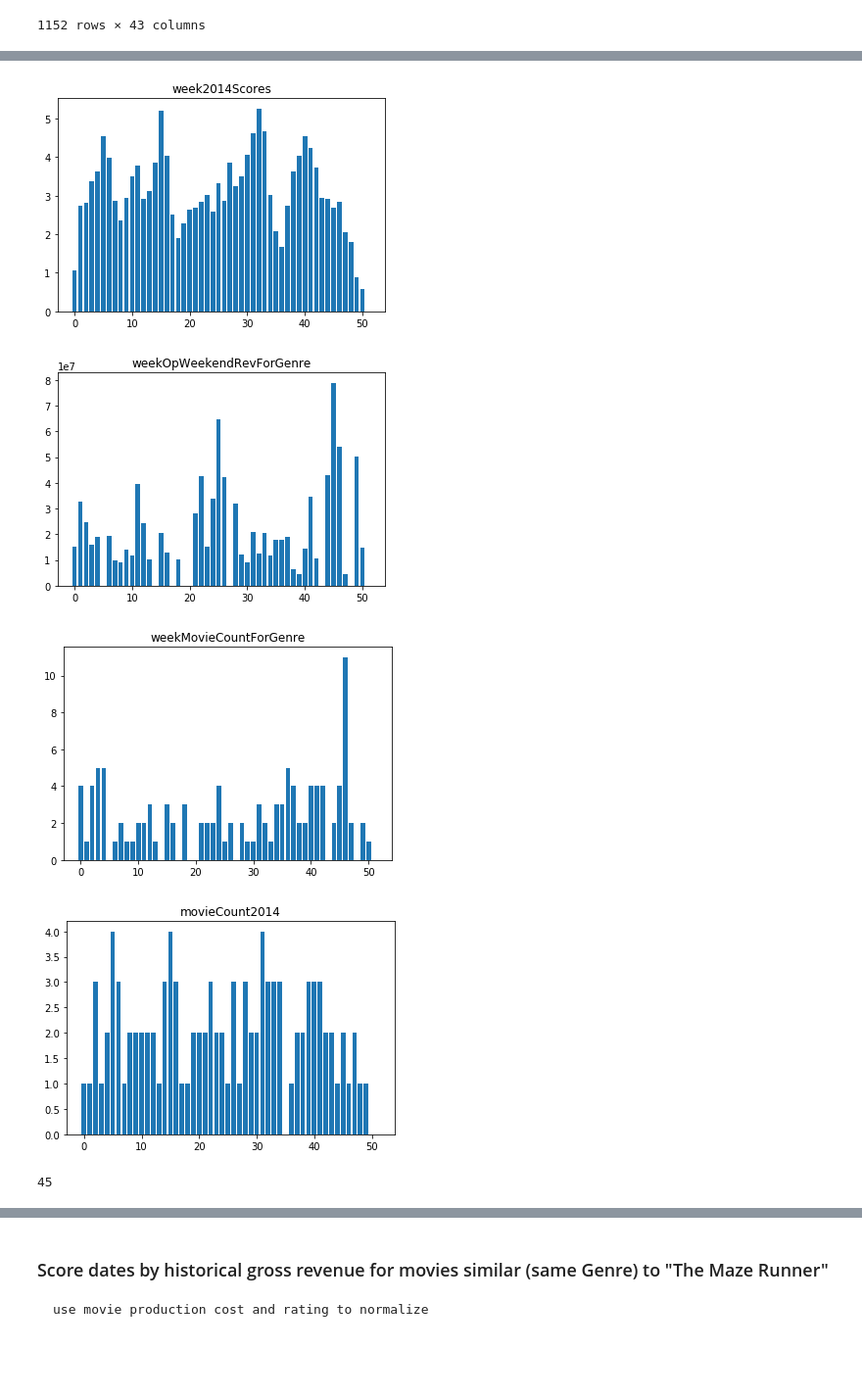
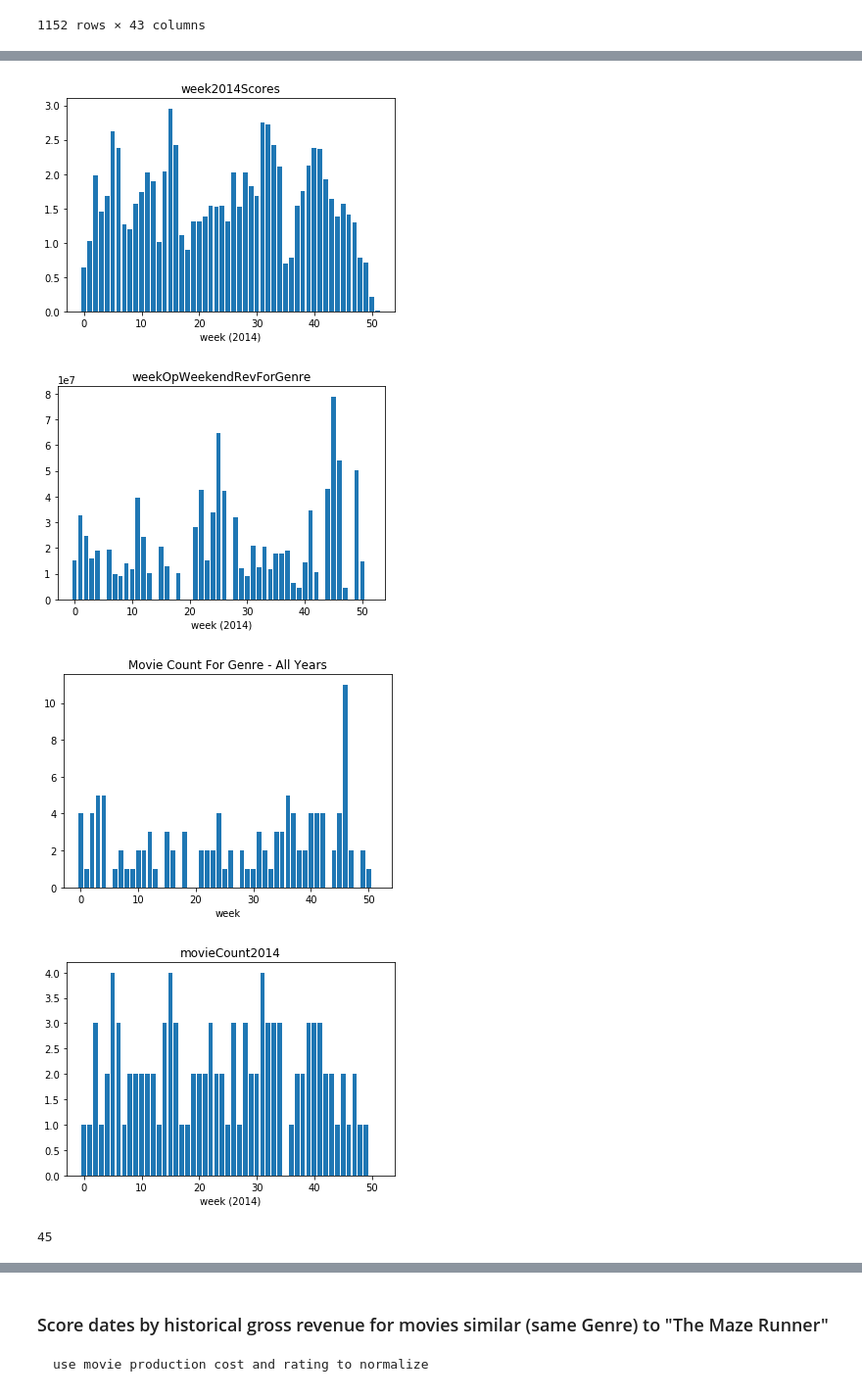
Before and after one commit to Oldyeller89/M_A_HW_Git, a Jupyter notebook: Assignment2/movieAnalysis.ipynb, the cells around one changed output, grey strips where cells are left out. Shown at 98% size. Drawn from its saved outputs; the diff is of its cells as text; code cells hidden in the pictures; blank space fills up the shorter version.

```diff
--- a/Assignment2/movieAnalysis.ipynb
+++ b/Assignment2/movieAnalysis.ipynb
@@ -212,4 +209,6 @@ movieInfo
 # %%
+import math
+
 #score dates by sum of similar movies in the surrouding weeks
 week2014Scores = []
 weekOpWeekendRevForGenre = []
@@ -223,20 +222,23 @@ for week in range(1,53):
     count = 0
     opWeekendSum = 0
     opWeekCount = 0
+    #weekDateTime = #set to friday of each week
     for idx in list(movieInfo.index.values):
         movieWeek = int(movieInfo.loc[idx, 'release_weekOfYear'])
+        #weeks =movieInfo.loc[idx, 'dateTime']
         if (int(movieInfo.loc[idx, 'release_year']) == 2014) and (movieInfo.loc[idx, 'display_name'] != 'The Maze Runner'):
-            if ((week - 1) <= movieWeek) and  (movieWeek <= (week + 1)):
-                #print(week, movieWeek)
-                sumOfSimilarities += float(movieInfo.loc[idx, 'simil_To_MR'])
+            if ((week - 2) <= movieWeek) and  (movieWeek <= (week + 1)):
+                #use decaying function to downweight similarity measure over time
+                weeksApart = abs(week - movieWeek)
+                decayConstant = math.exp(-(weeksApart**2))
+                #penalize folowing week by 1/2 similarity score
+                if (week <movieWeek):
+                    decayConstant = .5*decayConstant
+                sumOfSimilarities += decayConstant * float(movieInfo.loc[idx, 'simil_To_MR'])
+
             if week == movieWeek:
                 count += 1
         if week == movieWeek and int(movieInfo.loc[idx, 'topic']) == mazeRunnerTopic:
-#             print("\t date:",  movieInfo.loc[idx, 'release_date'])
-#             print("\t year:", movieInfo.loc[idx, 'release_year'])
-#             print("\t movieWeek:", movieWeek)
-#             print("\t title:", movieInfo.loc[idx, 'display_name'])
-#             print("\t topic:", movieInfo.loc[idx, 'topic'])
             opWeekCount += 1
             opWeekendSum += float(movieInfo.loc[idx, 'opening_weekend_revenue'])
     if (opWeekCount != 0):
@@ -246,7 +248,6 @@ for week in range(1,53):
     weekMovieCount.append(opWeekCount)
     week2014Scores.append(sumOfSimilarities)
     movieCount2014.append(count)
-
 print("Number of topic 8 movies:",len(movieInfo[movieInfo['topic'] == 8]))
 print("Number of movies released in 2014:",len(movieInfo[movieInfo['release_year'] == 2014]))
 print(week2014Scores)
@@ -259,22 +260,26 @@ Number of movies released in 2014: 104
 # %%
 import matplotlib.pyplot as plt
 
 plt.bar(range(0,len(week2014Scores)), week2014Scores)
 plt.title('week2014Scores')
+plt.xlabel('week (2014)')
 plt.show()
 plt.bar(range(0,len(movieCount)), weekOpWeekendRevForGenre)
 plt.title('weekOpWeekendRevForGenre')
+plt.xlabel('week (2014)')
 plt.show()
 plt.bar(range(0,len(movieCount)), weekMovieCount)
-plt.title('weekMovieCountForGenre')
+plt.title('Movie Count For Genre - All Years')
+plt.xlabel('week')
 plt.show()
 plt.bar(range(0,len(movieCount)), movieCount2014)
 plt.title('movieCount2014')
+plt.xlabel('week (2014)')
 plt.show()
 print(np.argmax(np.array(weekOpWeekendRevForGenre)))
 # %% [output]
-[figure, old version]
+[figure, new version]
-[figure, old version]
+[figure, new version]
-[figure, old version]
+[figure, new version]
-[figure, old version]
+[figure, new version]
 45
```
Also changed, not shown: parts of 4 cells of this notebook.
